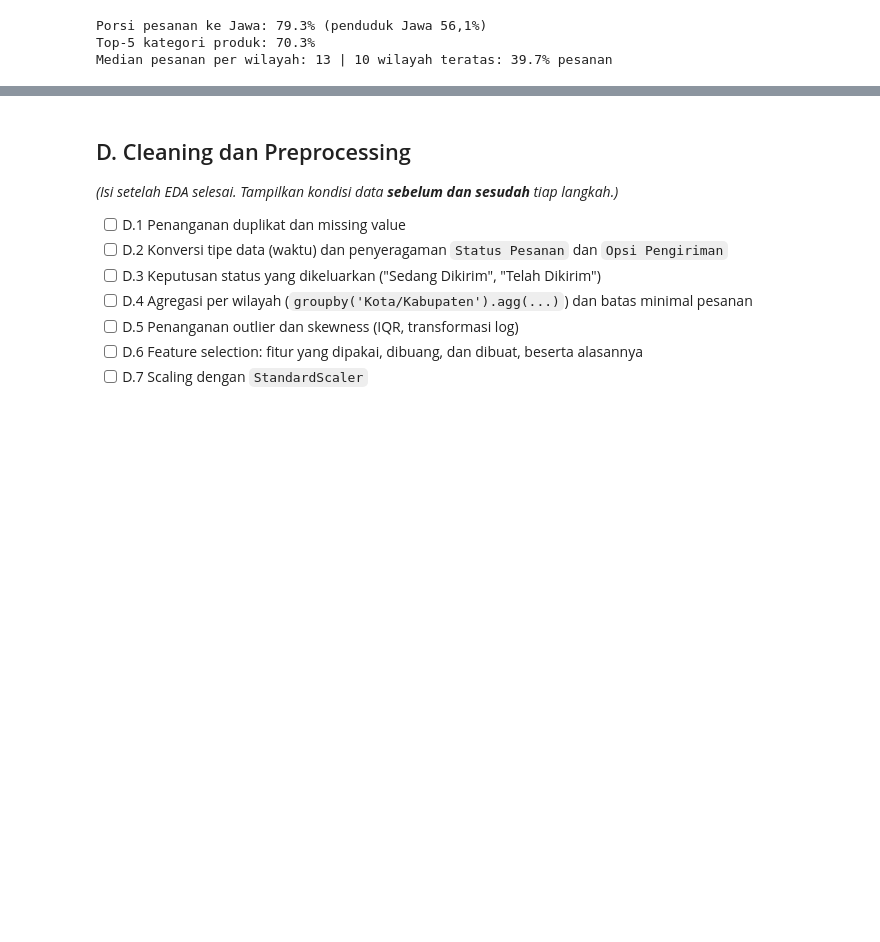
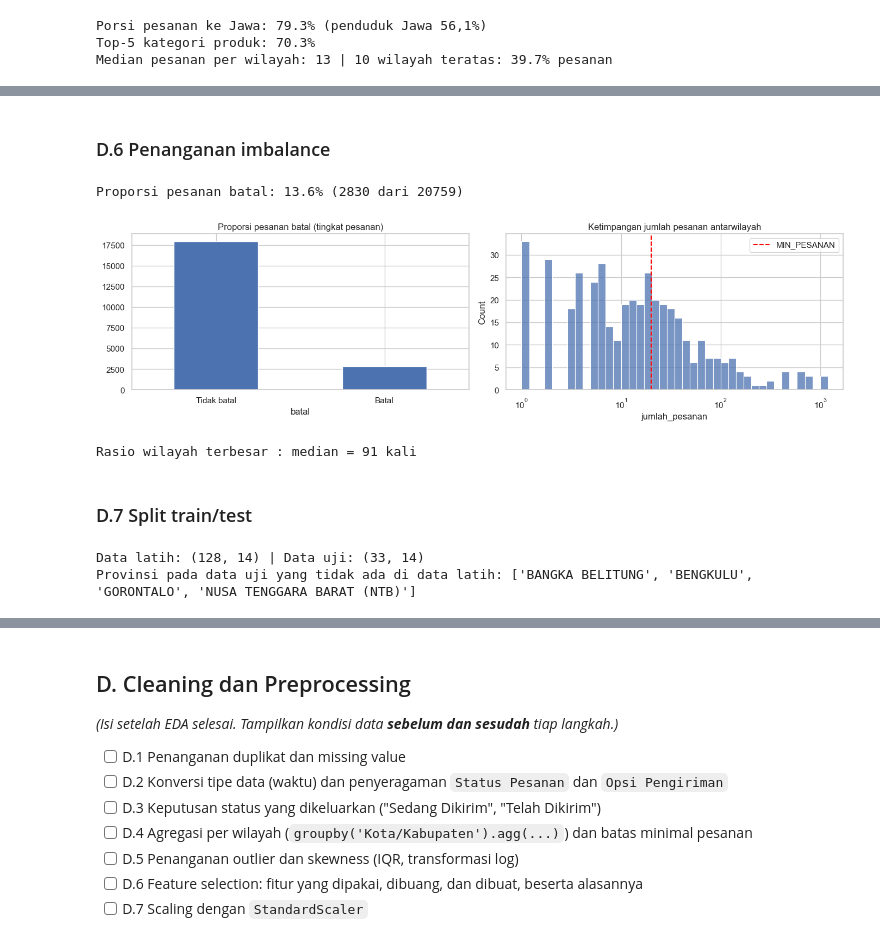
Before and after one commit to anubluskrin/PROJECT-DS, a Jupyter notebook: notebook_proyek_akhir.ipynb, the cells around one changed output, grey strips where cells are left out. Drawn from its saved outputs; the diff is of its cells as text; code cells hidden in the pictures; blank space fills up the shorter version.

```diff
--- a/notebook_proyek_akhir.ipynb
+++ b/notebook_proyek_akhir.ipynb
@@ -635,0 +639,9 @@ Median pesanan per wilayah: 13 | 10 wilayah teratas: 39.7% pesanan
+# %%
+from sklearn.model_selection import train_test_split
+from sklearn.preprocessing import StandardScaler
+
+MIN_PESANAN = 20      # keputusan kelompok (alasan di C.5)
+RANDOM_STATE = 42
+BULAN = {m: i for i, m in enumerate(["January", "February", "March", "April", "May", "June", "July",
+                                     "August", "September", "October", "November", "December"], 1)}
+raw = df[KOLOM_ASLI].copy()     # data mentah: 19 kolom asli, tanpa kolom tambahan dari EDA
@@ -635,0 +724,11 @@ Median pesanan per wilayah: 13 | 10 wilayah teratas: 39.7% pesanan
+# %%
+# Biner (label encoding 0/1) untuk variabel kategorikal bernilai dua
+data["cod"] = (data["Metode Pembayaran"] == "COD (Bayar di Tempat)").astype(int)
+print(data[["status", "batal"]].drop_duplicates().sort_values("batal").to_string(index=False))
+print()
+print(data[["Metode Pembayaran", "cod"]].drop_duplicates().sort_values("cod").head(4).to_string(index=False), "...")
+print()
+# One-hot untuk kurir (nominal tanpa urutan, 6 kategori)
+data = data.join(pd.get_dummies(data["kurir"], prefix="kurir").astype(int))
+print("Hasil one-hot kurir (5 baris pertama):")
+data.filter(like="kurir_").head()
@@ -635,0 +863,27 @@ Median pesanan per wilayah: 13 | 10 wilayah teratas: 39.7% pesanan
+# %% [markdown]
+### D.6 Penanganan imbalance
+# %%
+print("Proporsi pesanan batal: %.1f%% (%d dari %d)" % (data["batal"].mean() * 100, data["batal"].sum(), len(data)))
+fig, ax = plt.subplots(1, 2, figsize=(14, 4))
+data["batal"].map({0: "Tidak batal", 1: "Batal"}).value_counts().plot(kind="bar", ax=ax[0], rot=0, title="Proporsi pesanan batal (tingkat pesanan)")
+sns.histplot(wilayah_semua["jumlah_pesanan"], log_scale=True, bins=40, ax=ax[1])
+ax[1].axvline(MIN_PESANAN, color="red", linestyle="--", label="MIN_PESANAN")
+ax[1].set_title("Ketimpangan jumlah pesanan antarwilayah"); ax[1].legend()
+plt.tight_layout(); plt.show()
+print("Rasio wilayah terbesar : median =", int(wilayah_semua["jumlah_pesanan"].max() / wilayah_semua["jumlah_pesanan"].median()), "kali")
+# %% [output]
+Proporsi pesanan batal: 13.6% (2830 dari 20759)
+[figure, added]
+Rasio wilayah terbesar : median = 91 kali
+# %% [markdown]
+### D.7 Split train/test
+# %%
+KANDIDAT = ["jumlah_pesanan", "rata_qty", "rata_berat_gr", "rata_ongkir", "rata_total_bayar", "rata_diskon",
+            "rata_returned", "rata_potongan_ongkir", "rata_ongkir_dibayar", "rata_kategori", "pct_cod", "pct_spx"]
+OUTCOME = "pct_batal"
+wil_train, wil_test = train_test_split(wilayah, test_size=0.2, random_state=RANDOM_STATE)
+print("Data latih:", wil_train.shape, "| Data uji:", wil_test.shape)
+print("Provinsi pada data uji yang tidak ada di data latih:", sorted(set(wil_test["provinsi"]) - set(wil_train["provinsi"])))
+# %% [output]
+Data latih: (128, 14) | Data uji: (33, 14)
+Provinsi pada data uji yang tidak ada di data latih: ['BANGKA BELITUNG', 'BENGKULU', 'GORONTALO', 'NUSA TENGGARA BARAT (NTB)']
```
Also changed, not shown: parts of 27 cells of this notebook.
